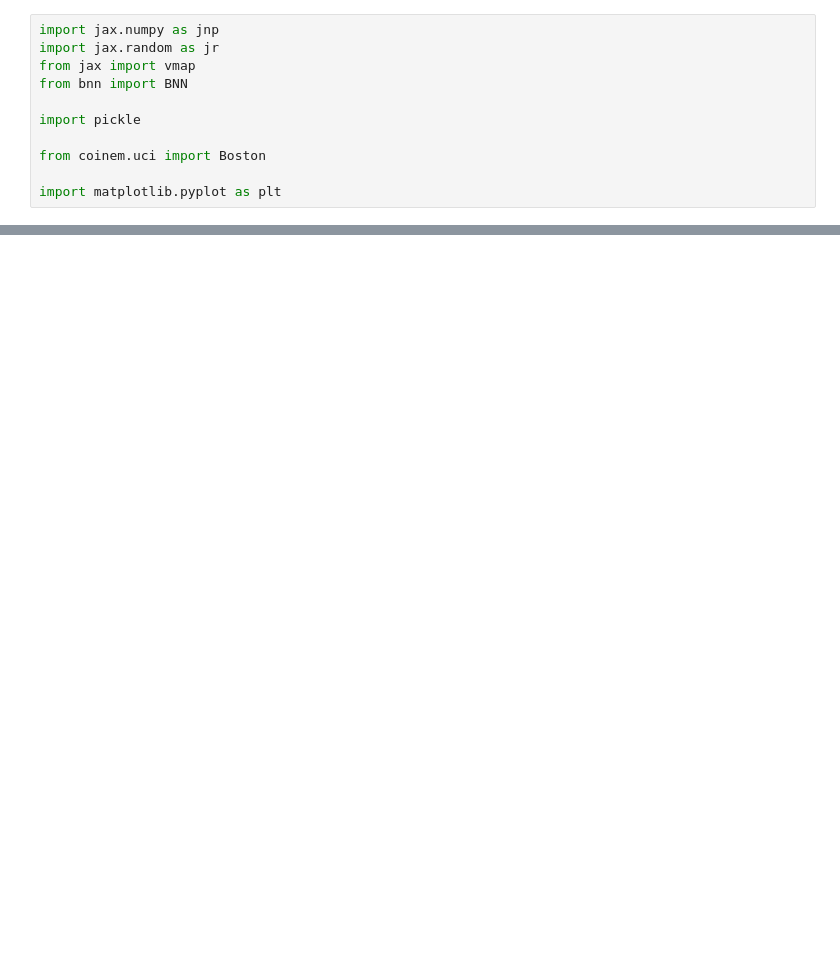
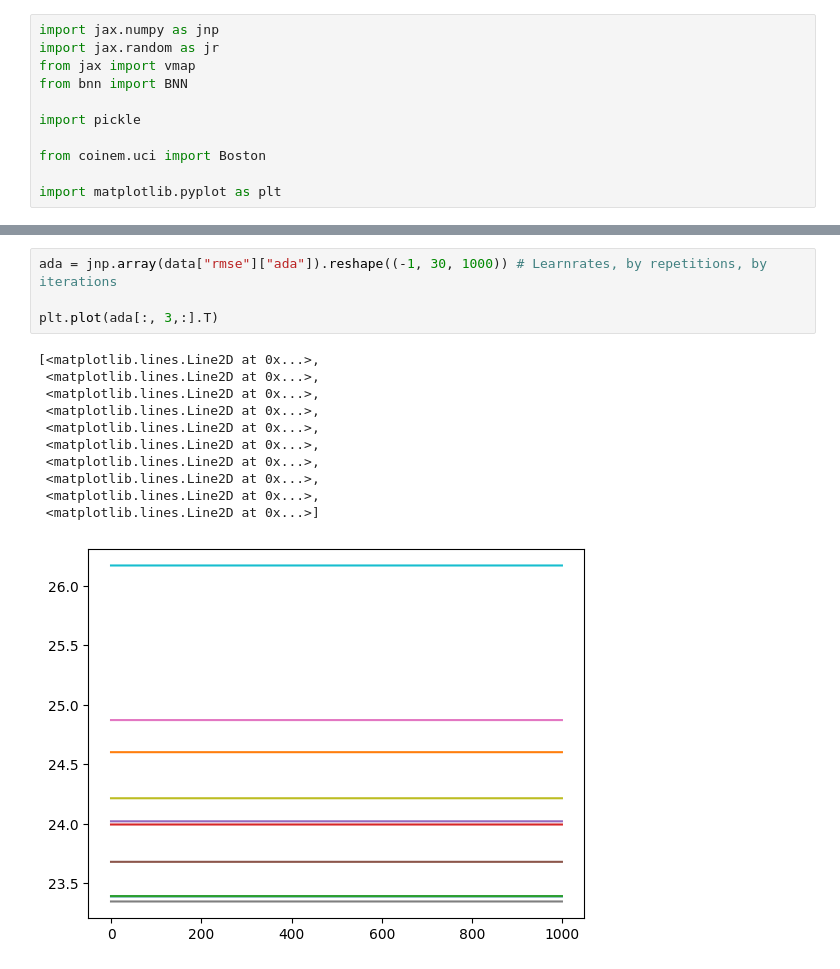
Before and after one commit to chris-nemeth/CoinEM, a Jupyter notebook: new_experiments/uci_bnn/plots.ipynb, the cells around one changed output, grey strips where cells are left out. Drawn from its saved outputs; the diff is of its cells as text; blank space fills up the shorter version.

```diff
--- a/new_experiments/uci_bnn/plots.ipynb
+++ b/new_experiments/uci_bnn/plots.ipynb
@@ -95,0 +96,16 @@ for name in ["Boston", "Concrete", "Energy", "Kin8nm", "Naval", "Power"]:#, "Pro
+# %%
+ada = jnp.array(data["rmse"]["ada"]).reshape((-1, 30, 1000)) # Learnrates, by repetitions, by iterations
+
+plt.plot(ada[:, 3,:].T)
+# %% [output]
+[<matplotlib.lines.Line2D at 0x...>,
+ <matplotlib.lines.Line2D at 0x...>,
+ <matplotlib.lines.Line2D at 0x...>,
+ <matplotlib.lines.Line2D at 0x...>,
+ <matplotlib.lines.Line2D at 0x...>,
+ <matplotlib.lines.Line2D at 0x...>,
+ <matplotlib.lines.Line2D at 0x...>,
+ <matplotlib.lines.Line2D at 0x...>,
+ <matplotlib.lines.Line2D at 0x...>,
+ <matplotlib.lines.Line2D at 0x...>]
+[figure, added]
```
Also changed, not shown: parts of 3 cells of this notebook, 32 other files.
